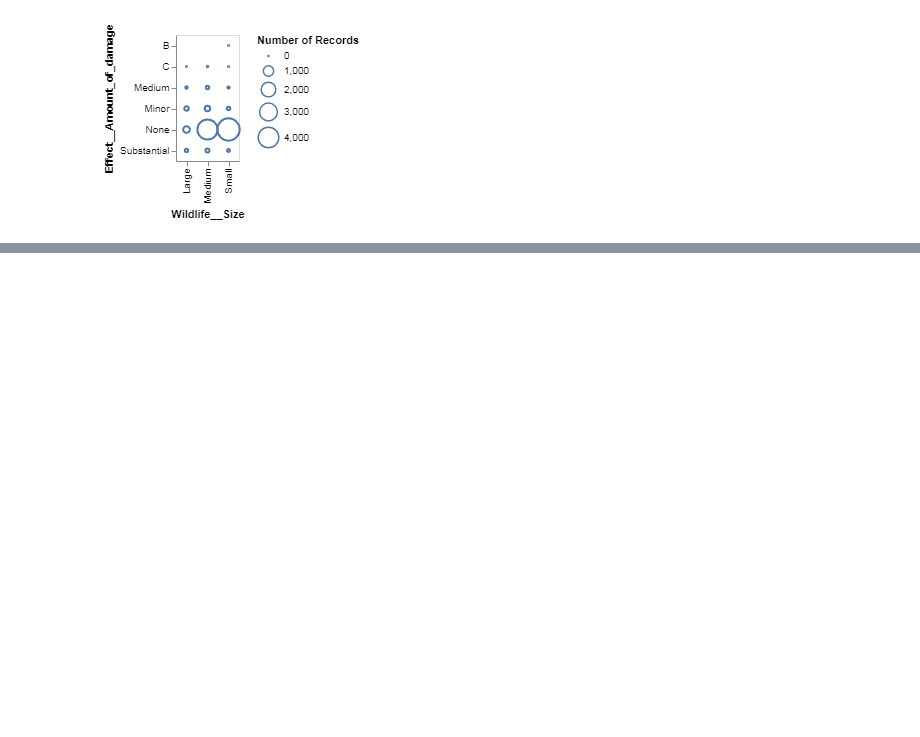
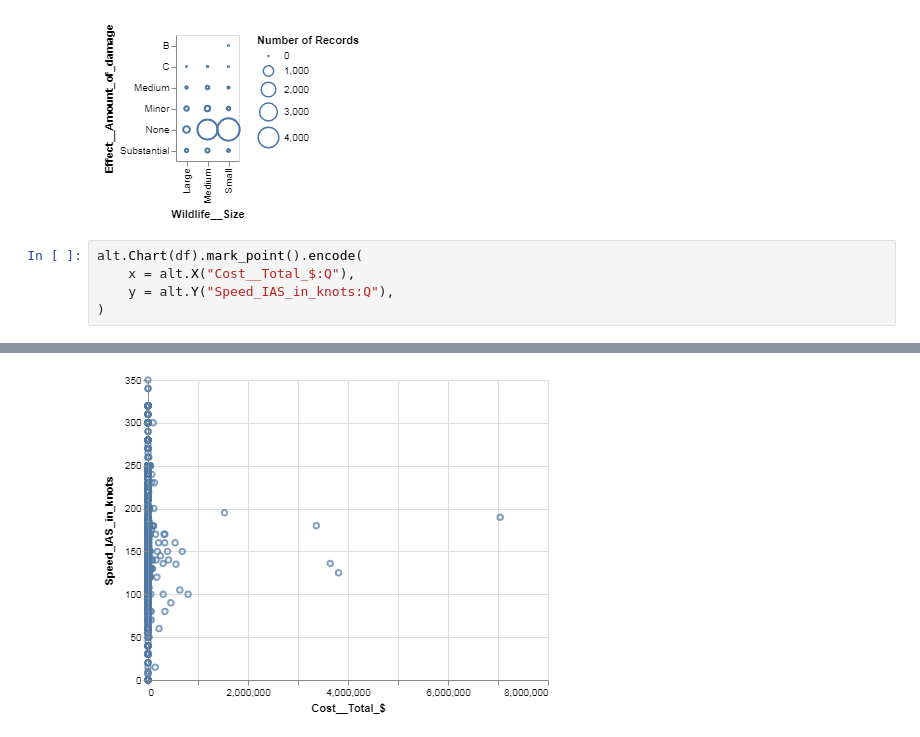
Before and after one commit to ams939/COOP2018, a Jupyter notebook: Jupyter Notebooks/Intro to Altair/Airplane Birdstrikes visualization.ipynb, the cells around one changed output, grey strips where cells are left out. Drawn from its saved outputs; the diff is of its cells as text; blank space fills up the shorter version.

```diff
--- a/Jupyter Notebooks/Intro to Altair/Untitled.ipynb
+++ b/Jupyter Notebooks/Intro to Altair/Airplane Birdstrikes visualization.ipynb
@@ -67,3 +76,9 @@ alt.Chart(df).mark_point().encode(
 # %% [output]
 [interactive output not drawn]
 [figure]
+# %%
+alt.Chart(df).mark_point().encode(
+    x = alt.X("Cost__Total_$:Q"),
+    y = alt.Y("Speed_IAS_in_knots:Q"),
+)
+# %% [output]
@@ -69,0 +86 @@ alt.Chart(df).mark_point().encode(
+[figure, added]
```
Also changed, not shown: parts of 6 cells of this notebook, 1 other file.
